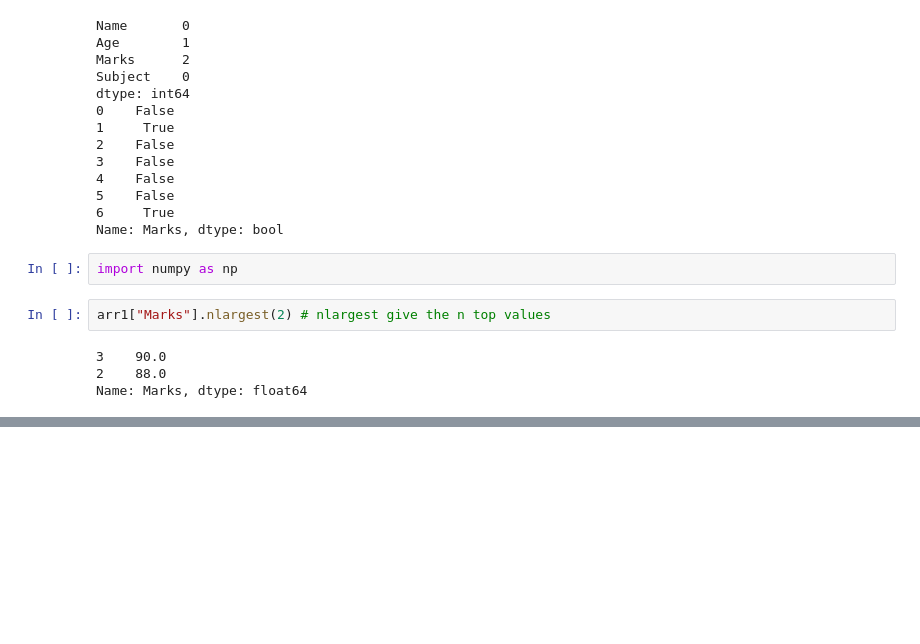
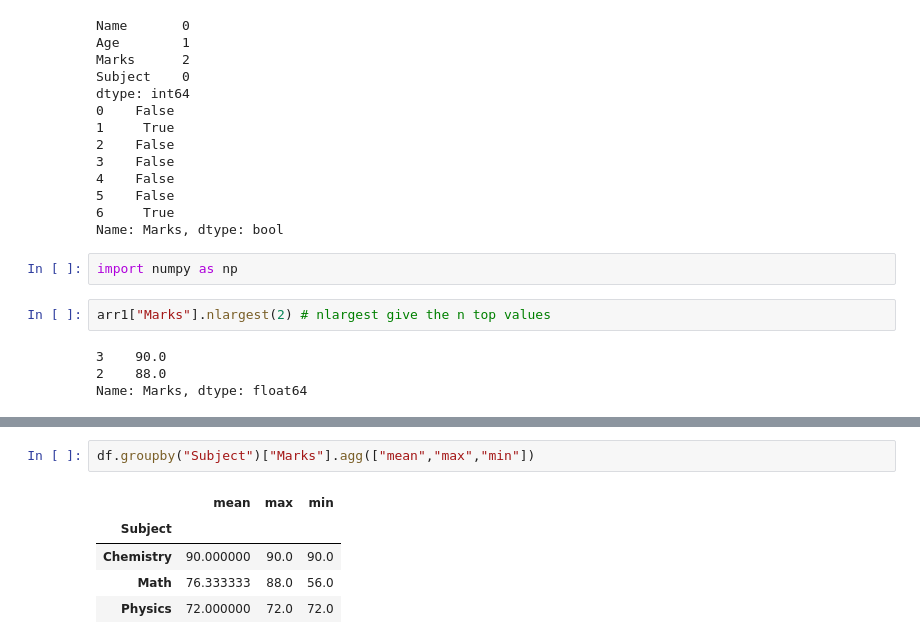
Before and after one commit to TalupulaYaswanth/Foundations_to_ML, a Jupyter notebook: pandas/pb1.ipynb, the cells around one changed output, grey strips where cells are left out. Cells and saved outputs as stored; diff of their text form; blank space fills up the shorter version.

```diff
--- a/pandas/pb1.ipynb
+++ b/pandas/pb1.ipynb
@@ -328,0 +358,8 @@ IndexError: only integers, slices (`:`), ellipsis (`...`), numpy.newaxis (`None`
+# %%
+df.groupby("Subject")["Marks"].agg(["mean","max","min"])
+# %% [output]
+|  | mean | max | min |
+| Subject |  |  |  |
+| Chemistry | 90.000000 | 90.0 | 90.0 |
+| Math | 76.333333 | 88.0 | 56.0 |
+| Physics | 72.000000 | 72.0 | 72.0 |
```
Also changed, not shown: parts of 14 cells of this notebook.
